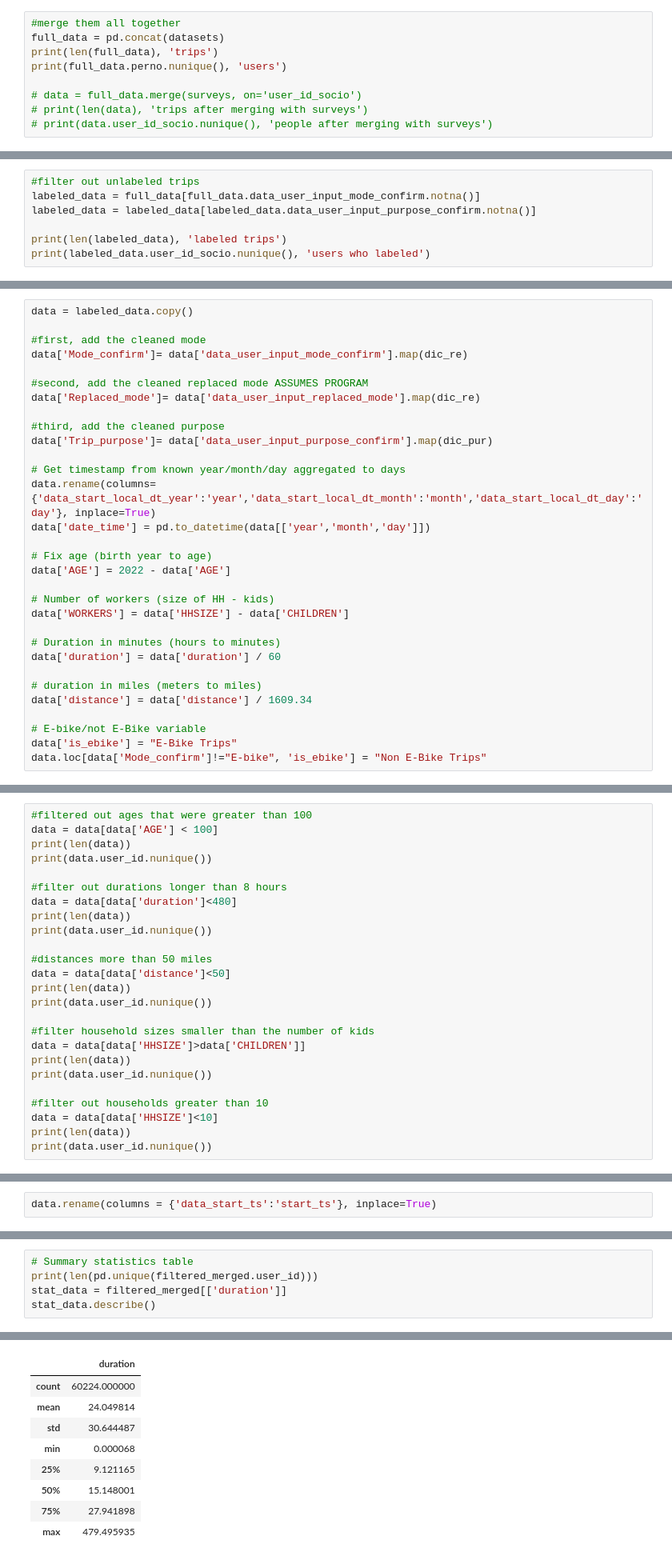
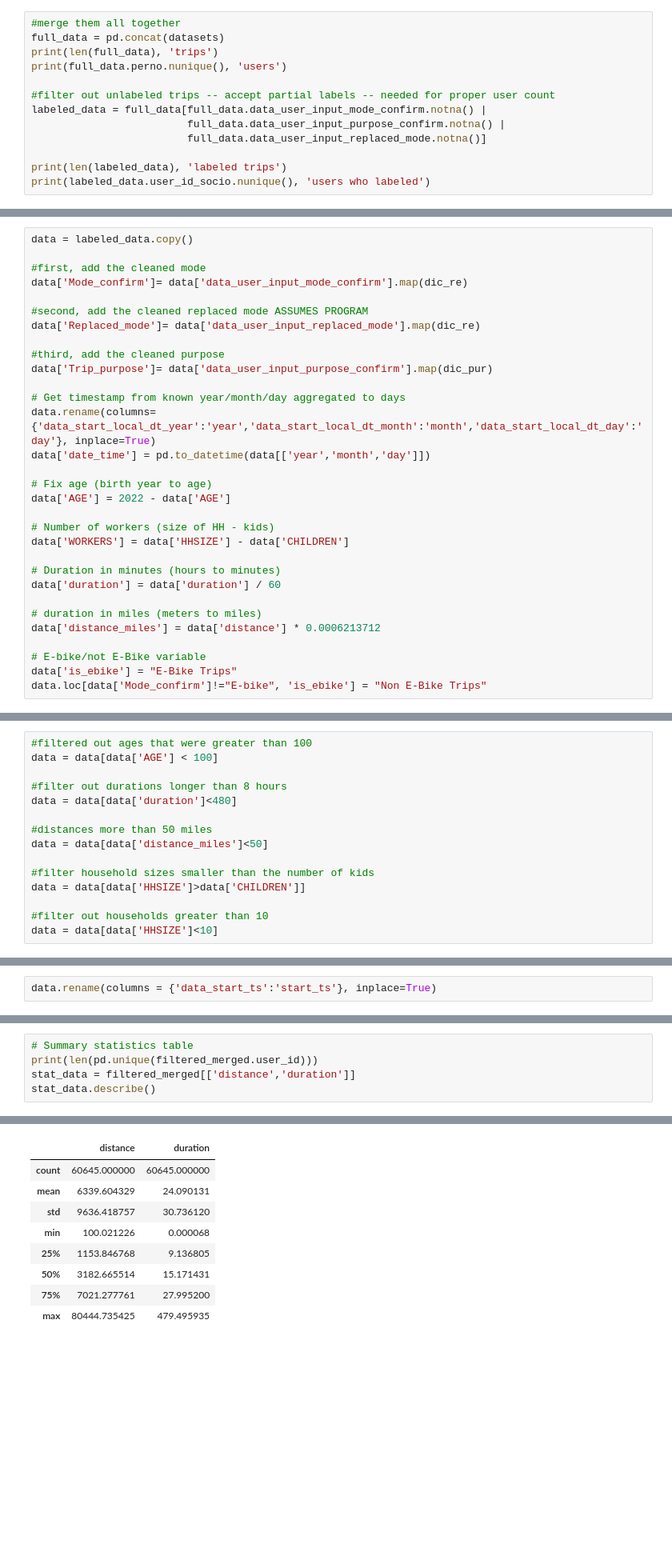
Before and after one commit to e-mission/em-public-dashboard, a Jupyter notebook: viz_scripts/CanBikeCO_TSDC_data.ipynb, the cells around one changed output, grey strips where cells are left out. Shown at 80% size. Cells and saved outputs as stored; diff of their text form; blank space fills up the shorter version.

Commit message:
updates to tsdc filtering and analysis
very close to the TSDC numbers

all but 8 of the charts are now in this Analysis file

```diff
--- a/viz_scripts/CanBikeCO_TSDC_data.ipynb
+++ b/viz_scripts/CanBikeCO_TSDC_data.ipynb
@@ -261,9 +240,13 @@ full_data = pd.concat(datasets)
 print(len(full_data), 'trips')
 print(full_data.perno.nunique(), 'users')
 
-# data = full_data.merge(surveys, on='user_id_socio')
-# print(len(data), 'trips after merging with surveys')
-# print(data.user_id_socio.nunique(), 'people after merging with surveys')
+#filter out unlabeled trips -- accept partial labels -- needed for proper user count
+labeled_data = full_data[full_data.data_user_input_mode_confirm.notna() |
+                         full_data.data_user_input_purpose_confirm.notna() |
+                         full_data.data_user_input_replaced_mode.notna()]
+
+print(len(labeled_data), 'labeled trips')
+print(labeled_data.user_id_socio.nunique(), 'users who labeled')
 # %% [output]
 187180 trips
 150 users
@@ -278,7 +254,0 @@ print(full_data.perno.nunique(), 'users')
-# %%
-#filter out unlabeled trips
-labeled_data = full_data[full_data.data_user_input_mode_confirm.notna()]
-labeled_data = labeled_data[labeled_data.data_user_input_purpose_confirm.notna()]
-
-print(len(labeled_data), 'labeled trips')
-print(labeled_data.user_id_socio.nunique(), 'users who labeled')
@@ -327,7 +299,7 @@ data['WORKERS'] = data['HHSIZE'] - data['CHILDREN']
 data['duration'] = data['duration'] / 60
 
 # duration in miles (meters to miles)
-data['distance'] = data['distance'] / 1609.34
+data['distance_miles'] = data['distance'] * 0.0006213712
 
 # E-bike/not E-Bike variable
 data['is_ebike'] = "E-Bike Trips"
@@ -495,25 +383,15 @@ print(len(vail))
 # %%
 #filtered out ages that were greater than 100
 data = data[data['AGE'] < 100]
-print(len(data))
-print(data.user_id.nunique())
 
 #filter out durations longer than 8 hours
 data = data[data['duration']<480]
-print(len(data))
-print(data.user_id.nunique())
 
 #distances more than 50 miles
-data = data[data['distance']<50]
-print(len(data))
-print(data.user_id.nunique())
+data = data[data['distance_miles']<50]
 
 #filter household sizes smaller than the number of kids
 data = data[data['HHSIZE']>data['CHILDREN']]
-print(len(data))
-print(data.user_id.nunique())
 
 #filter out households greater than 10
 data = data[data['HHSIZE']<10]
-print(len(data))
-print(data.user_id.nunique())
@@ -797,6 +664,6 @@ print(filtered_merged['user_id'].nunique()) #
 # %%
 # Summary statistics table
 print(len(pd.unique(filtered_merged.user_id)))
-stat_data = filtered_merged[['duration']]
+stat_data = filtered_merged[['distance','duration']]
 stat_data.describe()
 # %% [output]
@@ -804,12 +671,12 @@ stat_data.describe()
-|  | duration |
-| count | 60224.000000 |
-| mean | 24.049814 |
-| std | 30.644487 |
-| min | 0.000068 |
-| 25% | 9.121165 |
-| 50% | 15.148001 |
-| 75% | 27.941898 |
-| max | 479.495935 |
+|  | distance | duration |
+| count | 60645.000000 | 60645.000000 |
+| mean | 6339.604329 | 24.090131 |
+| std | 9636.418757 | 30.736120 |
+| min | 100.021226 | 0.000068 |
+| 25% | 1153.846768 | 9.136805 |
+| 50% | 3182.665514 | 15.171431 |
+| 75% | 7021.277761 | 27.995200 |
+| max | 80444.735425 | 479.495935 |
 # %%
 #save as a csv, to be used as input to analysis!
 filtered_merged.to_csv("tsdc_filtered_merged_trips.csv")
```
Also changed, not shown: parts of 20 cells of this notebook, 1 other file.
